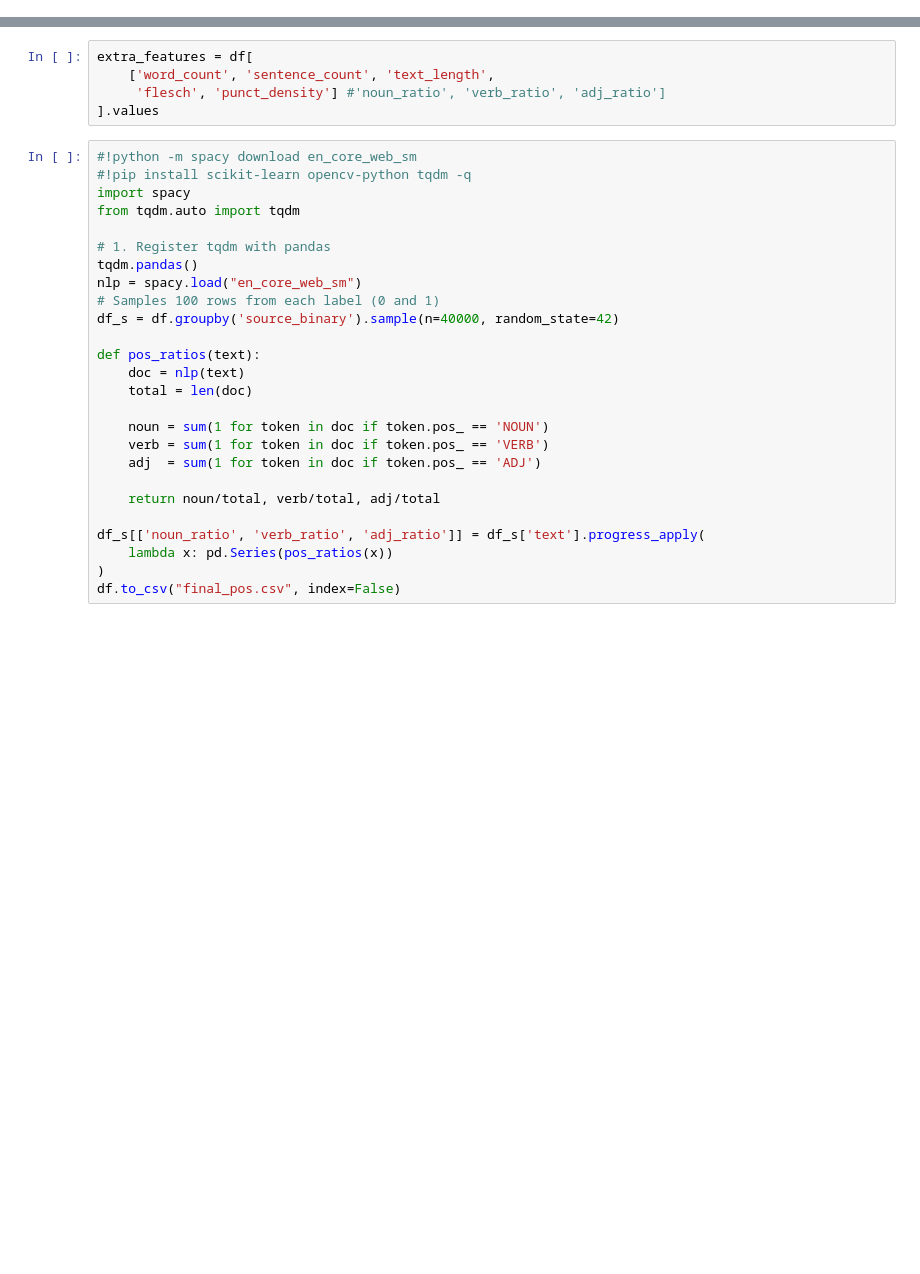
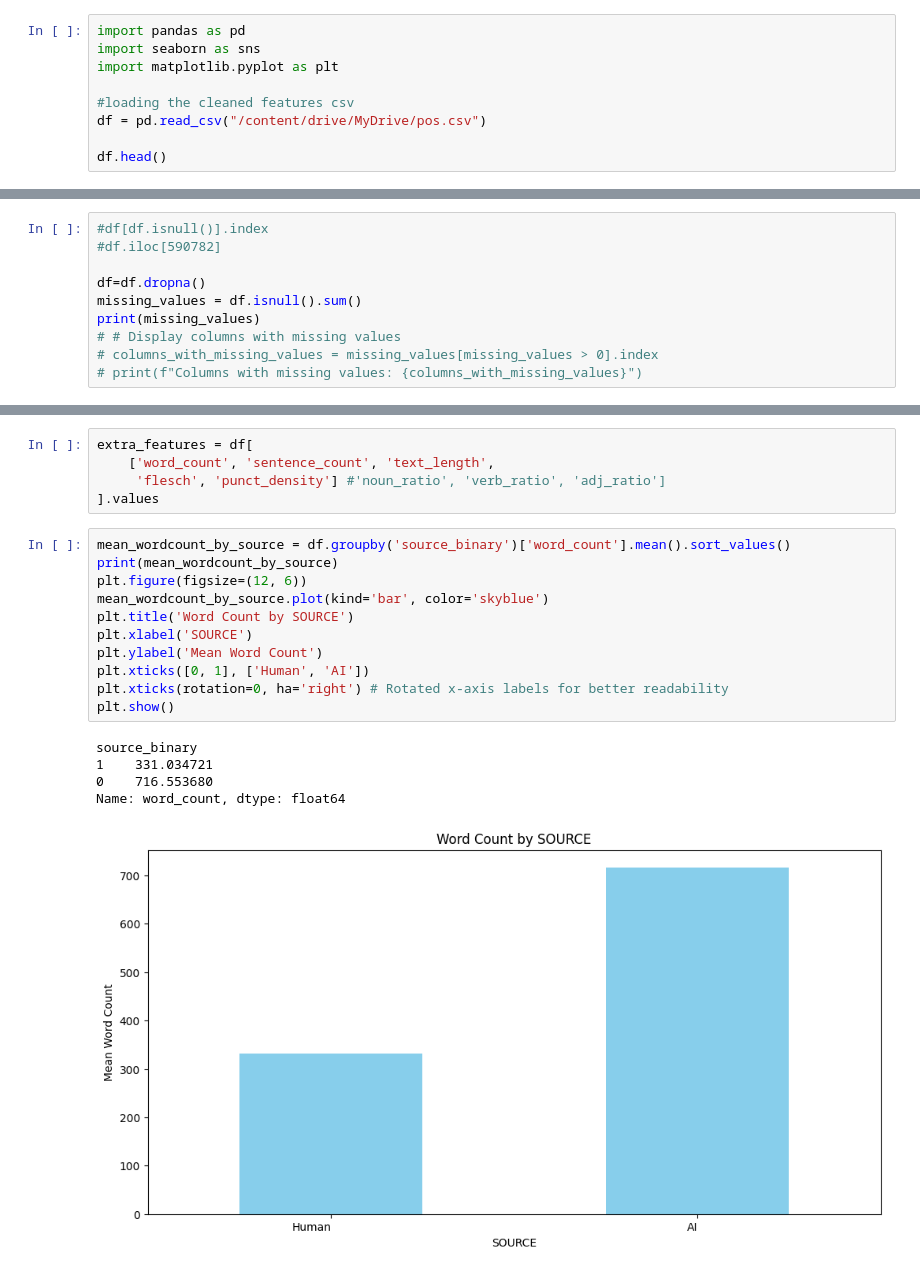
Before and after one commit to ayaans17/AIvHuman, a Jupyter notebook: AIvsHuman.ipynb, the cells around one changed output, grey strips where cells are left out. Cells and saved outputs as stored; diff of their text form; blank space fills up the shorter version.

```diff
--- a/AIvsHuman.ipynb
+++ b/AIvsHuman.ipynb
@@ -205,2 +149,11 @@ print(vif_data)
 # %%
 df.to_csv("final1.csv", index=False)
+# %%
+import pandas as pd
+import seaborn as sns
+import matplotlib.pyplot as plt
+
+#loading the cleaned features csv
+df = pd.read_csv("/content/drive/MyDrive/pos.csv")
+
+df.head()
@@ -206,0 +167,10 @@ df.to_csv("final1.csv", index=False)
+# %%
+#df[df.isnull()].index
+#df.iloc[590782]
+
+df=df.dropna()
+missing_values = df.isnull().sum()
+print(missing_values)
+# # Display columns with missing values
+# columns_with_missing_values = missing_values[missing_values > 0].index
+# print(f"Columns with missing values: {columns_with_missing_values}")
@@ -209,29 +191,20 @@ extra_features = df[
     ['word_count', 'sentence_count', 'text_length',
      'flesch', 'punct_density'] #'noun_ratio', 'verb_ratio', 'adj_ratio']
 ].values
-# %%
-#!python -m spacy download en_core_web_sm
-#!pip install scikit-learn opencv-python tqdm -q
-import spacy
-from tqdm.auto import tqdm
-
-# 1. Register tqdm with pandas
-tqdm.pandas()
-nlp = spacy.load("en_core_web_sm")
-# Samples 100 rows from each label (0 and 1)
-df_s = df.groupby('source_binary').sample(n=40000, random_state=42)
-
-def pos_ratios(text):
-    doc = nlp(text)
-    total = len(doc)
-
-    noun = sum(1 for token in doc if token.pos_ == 'NOUN')
-    verb = sum(1 for token in doc if token.pos_ == 'VERB')
-    adj  = sum(1 for token in doc if token.pos_ == 'ADJ')
-
-    return noun/total, verb/total, adj/total
-
-df_s[['noun_ratio', 'verb_ratio', 'adj_ratio']] = df_s['text'].progress_apply(
-    lambda x: pd.Series(pos_ratios(x))
-)
-df.to_csv("final_pos.csv", index=False)
+# %%
+mean_wordcount_by_source = df.groupby('source_binary')['word_count'].mean().sort_values()
+print(mean_wordcount_by_source)
+plt.figure(figsize=(12, 6))
+mean_wordcount_by_source.plot(kind='bar', color='skyblue')
+plt.title('Word Count by SOURCE')
+plt.xlabel('SOURCE')
+plt.ylabel('Mean Word Count')
+plt.xticks([0, 1], ['Human', 'AI'])
+plt.xticks(rotation=0, ha='right') # Rotated x-axis labels for better readability
+plt.show()
+# %% [output]
+source_binary
+1    331.034721
+0    716.553680
+Name: word_count, dtype: float64
+[figure, added]
```
Also changed, not shown: parts of 41 cells of this notebook.
